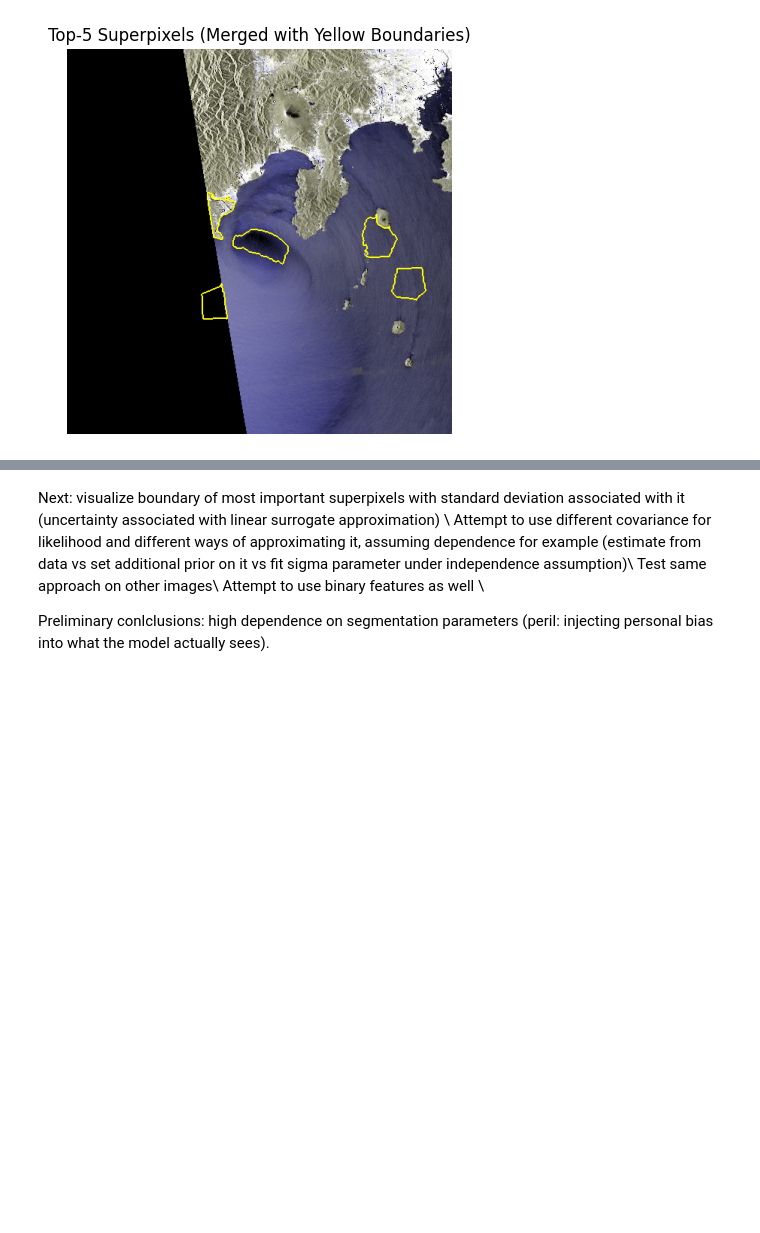
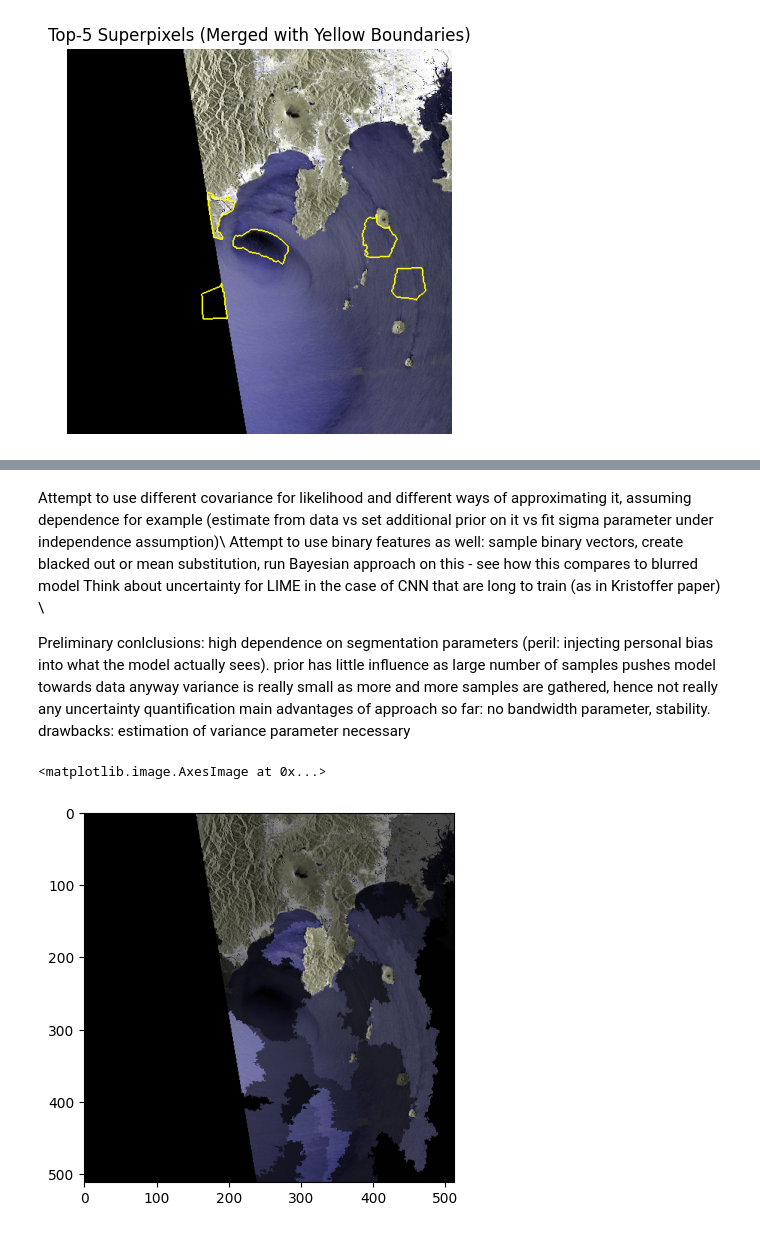
Before and after one commit to Grometton/Interpretability-Polar-Lows, a Jupyter notebook: notebooks/explanations.ipynb, the cells around one changed output, grey strips where cells are left out. Drawn from its saved outputs; the diff is of its cells as text; code cells hidden in the pictures; blank space fills up the shorter version.

```diff
--- a/notebooks/explanations.ipynb
+++ b/notebooks/explanations.ipynb
@@ -309,12 +763,12 @@ In addition, it seems to be less sensitive to the bandwidth parameter in weighte
 The main idea is eliminate the need to downweight 'more extreme' perturbed samples of the original image as smoother sampling guarantees higher faithfullness and an implicit neighborhood encoding.
 More experiments are needed with Gaussian reweighting, instead of uniform. Is there a need for rescaling?
 # %%
-def custom_slic_segmentation(image, n_segments=200, compactness=10, start_label=1, sigma=1):
-    return slic(image, n_segments=n_segments, compactness=compactness,
+def custom_slic_segmentation(image, n_superpixels=200, compactness=10, start_label=1, sigma=1):
+    return slic(image, n_superpixels=n_superpixels, compactness=compactness,
                 sigma=sigma, start_label=start_label)
 
 
-def uniform_blurred_samples_vectorized(image, num_samples):
+def uniform_blurred_sampling(image, num_samples):
     """
     More efficient vectorized version.
     """
@@ -323,7 +777,7 @@ def uniform_blurred_samples_vectorized(image, num_samples):
     unique_segments = np.unique(segments)
 
     # Generate all weights
-    uniform_weights = np.random.uniform(0, 1, size=(num_samples, len(unique_segments)))
+    interp_features = np.random.uniform(0, 1, size=(num_samples, len(unique_segments)))
 
     # Convert image to float
     base_image = image.copy().astype(np.float32)
@@ -340,7 +794,7 @@ def uniform_blurred_samples_vectorized(image, num_samples):
     samples = []
     for sample_idx in range(num_samples):
         # Create weight map for this sample
-        weight_map = uniform_weights[sample_idx][segment_indices]
+        weight_map = interp_features[sample_idx][segment_indices]
 
         # Apply weights (broadcast across color channels if needed)
         if len(base_image.shape) == 3:
@@ -354,14 +808,14 @@ def uniform_blurred_samples_vectorized(image, num_samples):
         else:
             samples.append(blurred_image)
 
-    return samples, segments, uniform_weights
+    return samples, segments, interp_features
 
 
 def explain_image(image, n_samples=1000):
     """
     Generate explanation for an image using spatial coherence sampling
     """
-    blurred_samples, _, uniform_weights = uniform_blurred_samples_vectorized(lime_image_np, n_samples)
+    blurred_samples, _, interp_features = uniform_blurred_sampling(lime_image_np, n_samples)
 
     # Create perturbed images and get predictions
     predictions = []
@@ -393,17 +847,17 @@ def explain_image(image, n_samples=1000):
     ridge = Ridge(alpha=0.01) # practically irrelevant
 
     # uniform distance
-    #perturbation_distance = np.mean(np.abs(1 - uniform_weights), axis=1)
+    #perturbation_distance = np.mean(np.abs(1 - interp_features), axis=1)
     #sample_weights = np.exp(-perturbation_distance / 2)
 
     # cosine dist weights
-    original_weights = np.ones(uniform_weights.shape[1])
-    cosine_dist = cosine_distances(uniform_weights, original_weights.reshape(1, -1)).flatten()
+    original_weights = np.ones(interp_features.shape[1])
+    cosine_dist = cosine_distances(interp_features, original_weights.reshape(1, -1)).flatten()
     sample_weights = np.exp(-cosine_dist / 0.01)
 
 
-    ridge.fit(uniform_weights, y, sample_weight=sample_weights)
-    #ridge.fit(uniform_weights, y)
+    ridge.fit(interp_features, y, sample_weight=sample_weights)
+    #ridge.fit(interp_features, y)
 
     return ridge.coef_
 
@@ -438,18 +892,19 @@ def plot_top_k_segments_with_boundaries(img, segments_slic, beta, k=5, boundary_
     plt.show()
 
 
+## ignore below
 '''
-def uniform_blurred_samples(image, num_samples, n_segments=100, compactness=10, sigma=1, start_label=1):
+def uniform_blurred_samples(image, num_samples, n_superpixels=100, compactness=10, sigma=1, start_label=1):
     """
     Generate multiple samples of uniformly blurred images using superpixels.
     """
 
     # Generate superpixels once
-    segments = slic(image, n_segments, compactness)
+    segments = slic(image, n_superpixels, compactness)
     unique_segments = np.unique(segments)
 
     # Generate ALL weights at once - shape (num_samples, n_superpixels)
-    uniform_weights = np.random.uniform(0, 1, size=(num_samples, len(unique_segments)))
+    interp_features = np.random.uniform(0, 1, size=(num_samples, len(unique_segments)))
 
     # Convert image to float once
     base_image = image.copy().astype(np.float32)
@@ -463,7 +918,7 @@ def uniform_blurred_samples(image, num_samples, n_segments=100, compactness=10,
         # Apply the weights for THIS sample
         for i, segment_id in enumerate(unique_segments):
             mask = segments == segment_id
-            blurred_image[mask] = blurred_image[mask] * uniform_weights[sample_idx, i]
+            blurred_image[mask] = blurred_image[mask] * interp_features[sample_idx, i]
 
         # Handle normalization
         if image.dtype == np.uint8:
@@ -474,7 +929,7 @@ def uniform_blurred_samples(image, num_samples, n_segments=100, compactness=10,
     return samples, segments  # Return segments for potential reuse
 '''
 
-#blurred_samples, segments, uniform_weights = uniform_blurred_samples_vectorized(lime_image_np, 100)
+#blurred_samples, segments, interp_features = uniform_blurred_samples_vectorized(lime_image_np, 100)
 # %% [output]
 '\ndef uniform_blurred_samples(image, num_samples, n_segments=100, compactness=10, sigma=1, start_label=1):\n    """\n    Generate multiple samples of uniformly blurred images using superpixels.\n     ...
 # %%
@@ -787,7 +1385,15 @@ Model predictions: tensor([[0.0011, 0.9989]], device='cuda:0', grad_fn=<SoftmaxB
 # %% [markdown]
-Next: visualize boundary of most important superpixels with standard deviation associated with it (uncertainty associated with linear surrogate approximation) \\
 Attempt to use different covariance for likelihood and different ways of approximating it, assuming dependence for example (estimate from data vs set additional prior on it vs fit sigma parameter under independence assumption)\\
-Test same approach on other images\\
-Attempt to use binary features as well  \\
+Attempt to use binary features as well: sample binary vectors, create blacked out or mean substitution, run Bayesian approach on this - see how this compares to blurred model
+Think about uncertainty for LIME in the case of CNN that are long to train (as in Kristoffer paper) \\
+
 
 Preliminary conlclusions: high dependence on segmentation parameters (peril: injecting personal bias into what the model actually sees).
+prior has little influence as large number of samples pushes model towards data anyway
+variance is really small as more and more samples are gathered, hence not really any uncertainty quantification
+main advantages of approach so far: no bandwidth parameter, stability. drawbacks: estimation of variance parameter necessary
+# %%
+plt.imshow(explainer.uniform_blurred_sampling(lime_image_np, superpixels, 1)[0][0])
+# %% [output]
+<matplotlib.image.AxesImage at 0x...>
+[figure, added]
```
Also changed, not shown: parts of 7 cells of this notebook.
